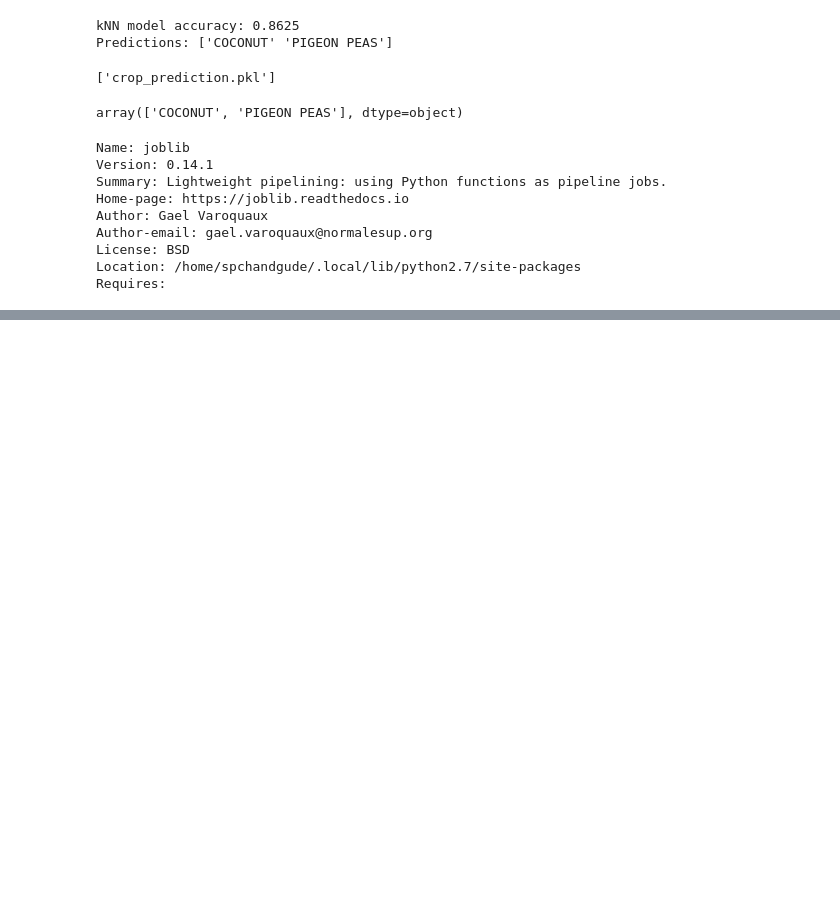
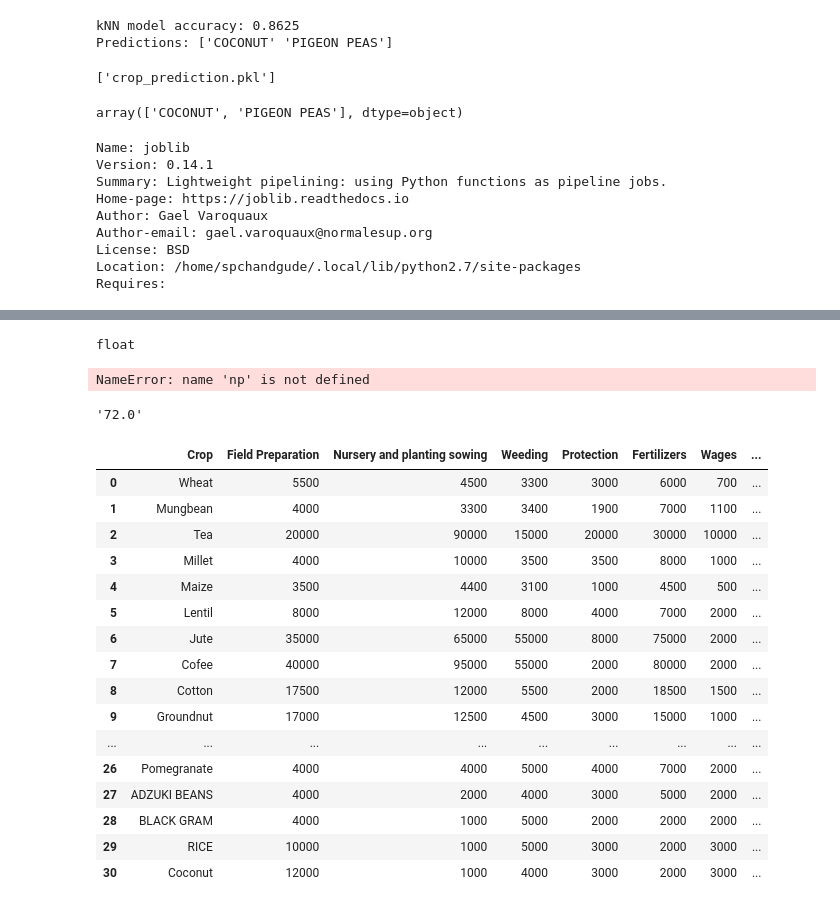
Before and after one commit to spchandgude/KISAN-SEVA, a Jupyter notebook: Untitled.ipynb, the cells around one changed output, grey strips where cells are left out. Saved outputs shown, nothing was run; the diff lists cells and outputs as text; code cells hidden in the pictures; blank space fills up the shorter version.

```diff
--- a/Untitled.ipynb
+++ b/Untitled.ipynb
@@ -107,0 +177,8 @@ Requires:
+# %%
+type(b)
+# %% [output]
+float
+# %%
+np
+# %% [output]
+NameError: name 'np' is not defined
@@ -107,0 +201,26 @@ Requires:
+# %%
+output3
+# %% [output]
+'72.0'
+# %%
+cost = pd.read_csv('cost_of_production.csv')
+# %%
+cost
+# %% [output]
+|  | Crop | Field Preparation | Nursery and planting sowing | Weeding | Protection | Fertilizers | Wages | ... |
+| 0 | Wheat | 5500 | 4500 | 3300 | 3000 | 6000 | 700 | ... |
+| 1 | Mungbean | 4000 | 3300 | 3400 | 1900 | 7000 | 1100 | ... |
+| 2 | Tea | 20000 | 90000 | 15000 | 20000 | 30000 | 10000 | ... |
+| 3 | Millet | 4000 | 10000 | 3500 | 3500 | 8000 | 1000 | ... |
+| 4 | Maize | 3500 | 4400 | 3100 | 1000 | 4500 | 500 | ... |
+| 5 | Lentil | 8000 | 12000 | 8000 | 4000 | 7000 | 2000 | ... |
+| 6 | Jute | 35000 | 65000 | 55000 | 8000 | 75000 | 2000 | ... |
+| 7 | Cofee | 40000 | 95000 | 55000 | 2000 | 80000 | 2000 | ... |
+| 8 | Cotton | 17500 | 12000 | 5500 | 2000 | 18500 | 1500 | ... |
+| 9 | Groundnut | 17000 | 12500 | 4500 | 3000 | 15000 | 1000 | ... |
+| ... | ... | ... | ... | ... | ... | ... | ... | ... |
+| 26 | Pomegranate | 4000 | 4000 | 5000 | 4000 | 7000 | 2000 | ... |
+| 27 | ADZUKI BEANS | 4000 | 2000 | 4000 | 3000 | 5000 | 2000 | ... |
+| 28 | BLACK GRAM | 4000 | 1000 | 5000 | 2000 | 2000 | 2000 | ... |
+| 29 | RICE | 10000 | 1000 | 5000 | 3000 | 2000 | 3000 | ... |
+| 30 | Coconut | 12000 | 1000 | 4000 | 3000 | 2000 | 3000 | ... |
```
Also changed, not shown: parts of 55 cells of this notebook.
